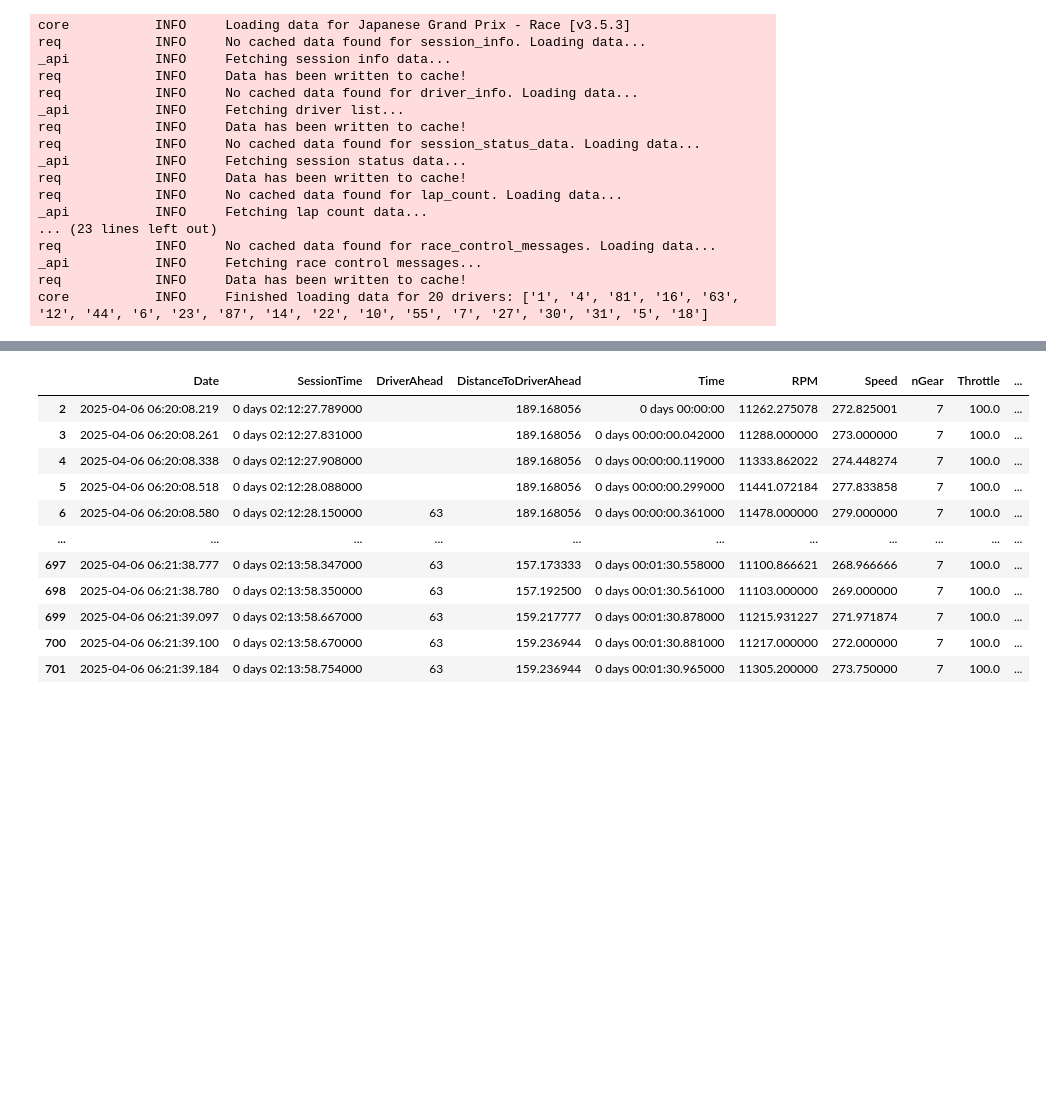
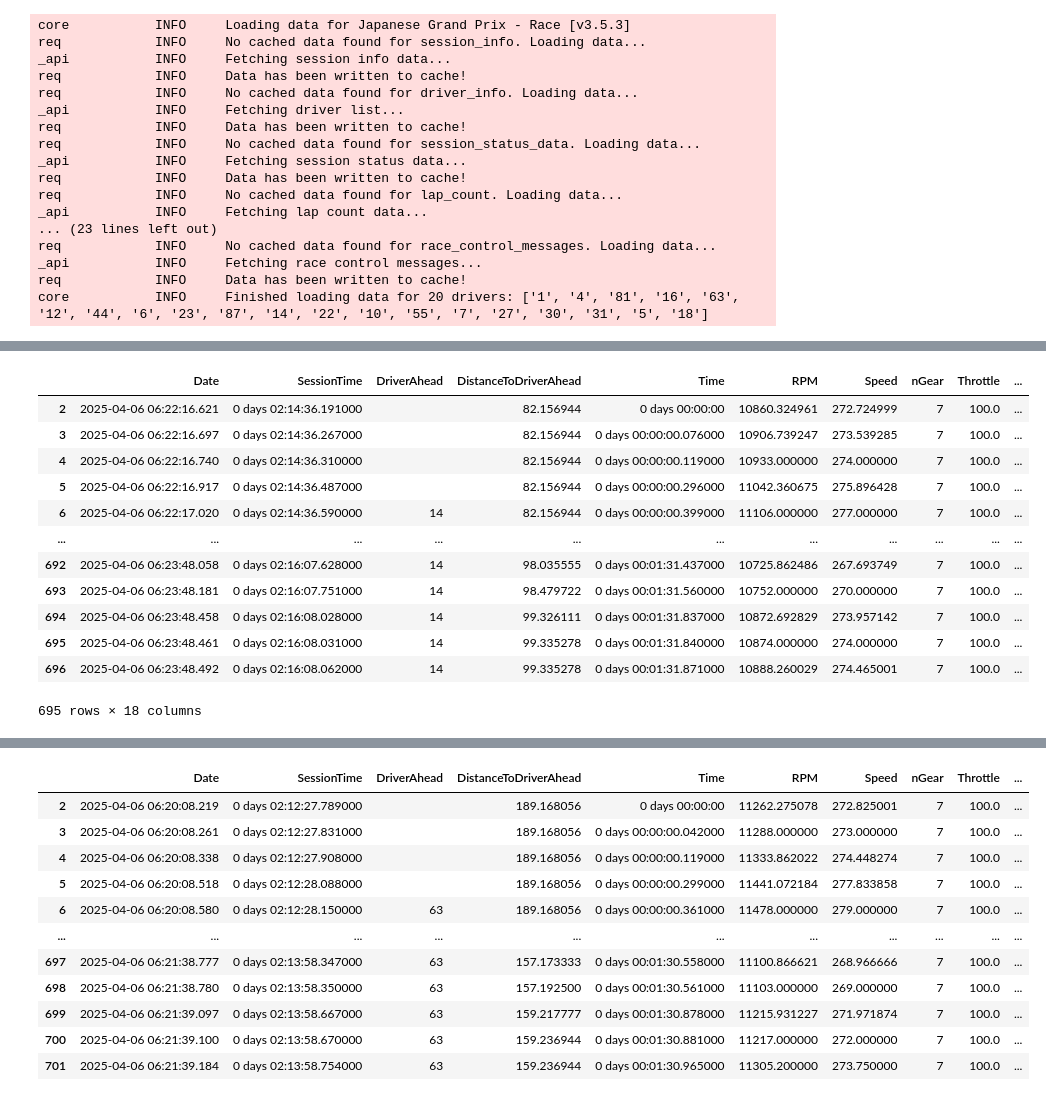
Before and after one commit to OhOmah/F1Revisited, a Jupyter notebook: MaxVSecondSeat.ipynb, the cells around one changed output, grey strips where cells are left out. Saved outputs shown, nothing was run; the diff lists cells and outputs as text; code cells hidden in the pictures; blank space fills up the shorter version.

```diff
--- a/MaxVSecondSeat.ipynb
+++ b/MaxVSecondSeat.ipynb
@@ -526,0 +531,16 @@ core           INFO     Finished loading data for 20 drivers: ['1', '4', '81', '
+# %%
+TSU_lap
+# %% [output]
+|  | Date | SessionTime | DriverAhead | DistanceToDriverAhead | Time | RPM | Speed | nGear | Throttle | ... |
+| 2 | 2025-04-06 06:22:16.621 | 0 days 02:14:36.191000 |  | 82.156944 | 0 days 00:00:00 | 10860.324961 | 272.724999 | 7 | 100.0 | ... |
+| 3 | 2025-04-06 06:22:16.697 | 0 days 02:14:36.267000 |  | 82.156944 | 0 days 00:00:00.076000 | 10906.739247 | 273.539285 | 7 | 100.0 | ... |
+| 4 | 2025-04-06 06:22:16.740 | 0 days 02:14:36.310000 |  | 82.156944 | 0 days 00:00:00.119000 | 10933.000000 | 274.000000 | 7 | 100.0 | ... |
+| 5 | 2025-04-06 06:22:16.917 | 0 days 02:14:36.487000 |  | 82.156944 | 0 days 00:00:00.296000 | 11042.360675 | 275.896428 | 7 | 100.0 | ... |
+| 6 | 2025-04-06 06:22:17.020 | 0 days 02:14:36.590000 | 14 | 82.156944 | 0 days 00:00:00.399000 | 11106.000000 | 277.000000 | 7 | 100.0 | ... |
+| ... | ... | ... | ... | ... | ... | ... | ... | ... | ... | ... |
+| 692 | 2025-04-06 06:23:48.058 | 0 days 02:16:07.628000 | 14 | 98.035555 | 0 days 00:01:31.437000 | 10725.862486 | 267.693749 | 7 | 100.0 | ... |
+| 693 | 2025-04-06 06:23:48.181 | 0 days 02:16:07.751000 | 14 | 98.479722 | 0 days 00:01:31.560000 | 10752.000000 | 270.000000 | 7 | 100.0 | ... |
+| 694 | 2025-04-06 06:23:48.458 | 0 days 02:16:08.028000 | 14 | 99.326111 | 0 days 00:01:31.837000 | 10872.692829 | 273.957142 | 7 | 100.0 | ... |
+| 695 | 2025-04-06 06:23:48.461 | 0 days 02:16:08.031000 | 14 | 99.335278 | 0 days 00:01:31.840000 | 10874.000000 | 274.000000 | 7 | 100.0 | ... |
+| 696 | 2025-04-06 06:23:48.492 | 0 days 02:16:08.062000 | 14 | 99.335278 | 0 days 00:01:31.871000 | 10888.260029 | 274.465001 | 7 | 100.0 | ... |
+695 rows × 18 columns
```
Also changed, not shown: parts of 8 cells of this notebook.
